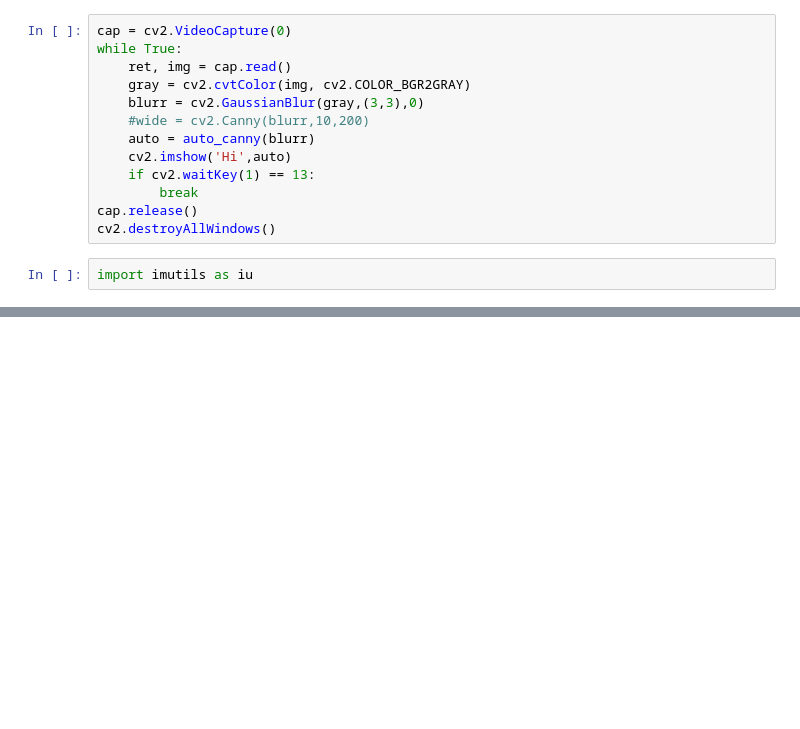
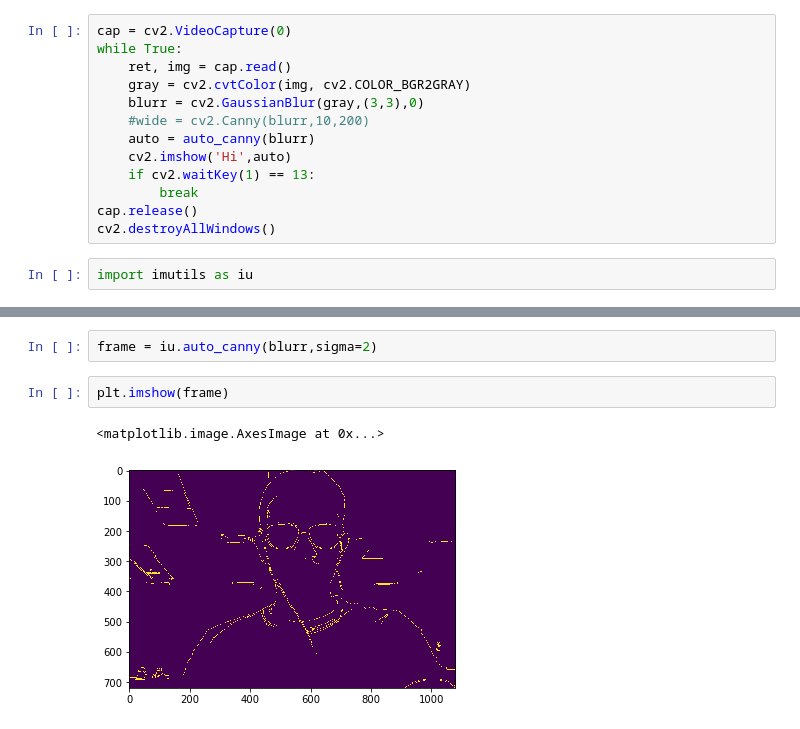
Before and after one commit to skritik098/Edge-Detection, a Jupyter notebook: Edge Detection.ipynb, the cells around one changed output, grey strips where cells are left out. Cells and saved outputs as stored; diff of their text form; blank space fills up the shorter version.

```diff
--- a/Edge Detection.ipynb
+++ b/Edge Detection.ipynb
@@ -96,0 +97,7 @@ plt.imshow(frame)
+# %%
+frame = iu.auto_canny(blurr,sigma=2)
+# %%
+plt.imshow(frame)
+# %% [output]
+<matplotlib.image.AxesImage at 0x...>
+[figure, added]
```
Also changed, not shown: parts of 27 cells of this notebook.
